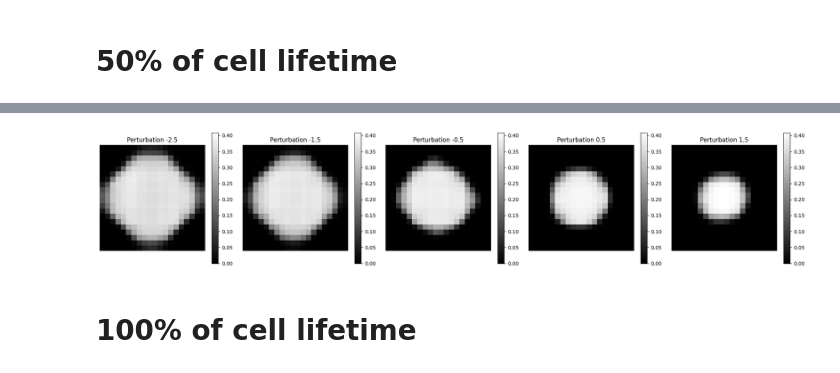
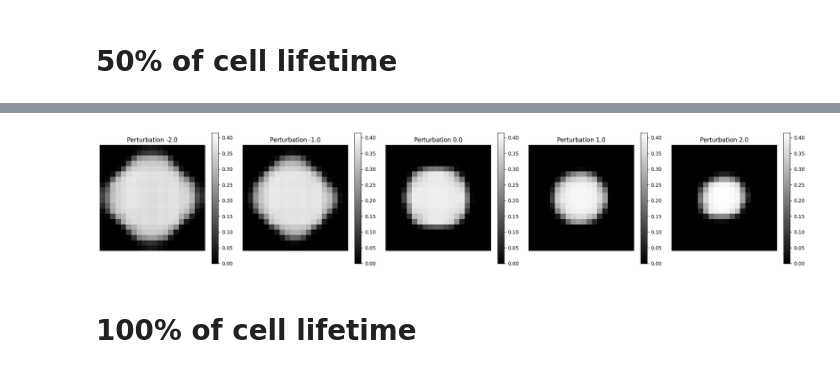
Before and after one commit to ComputationalMicroscopy4CellBio/AI4CellFate, a Jupyter notebook: notebooks/feature_importance.ipynb, the cells around one changed output, grey strips where cells are left out. Cells and saved outputs as stored; diff of their text form; code cells hidden in the pictures.

```diff
--- a/notebooks/feature_importance.ipynb
+++ b/notebooks/feature_importance.ipynb
@@ -77,7 +77,7 @@ plt.show()
 baseline_latent_vector = np.zeros((2, 2), dtype=np.float32)  # Start with a neutral latent vector
 
 # Choose the feature to perturb (e.g., feature 0)
-feature_index = 1
+feature_index = 0
 
 # Perturbation range
 #perturbations = [-3, -2, -1, 0, 1, 2]
@@ -201,7 +197,7 @@ feature_index = 0
 # Perturbation range
 #perturbations = [-3, -2, -1, 0, 1, 2]
 #perturbations = np.linspace(-3, 2, 5) # feature index 1
-perturbations = np.linspace(-2.5, 1.5, 5) # feature index 0
+perturbations = np.linspace(-2, 2, 5) # feature index 0
 
 
 # Store the perturbed reconstructions
@@ -251,3 +247,3 @@ plt.show()
-[figure, old version]
+[figure, new version]
 # %% [markdown]
 # 100% of cell lifetime
```
Also changed, not shown: parts of 9 cells of this notebook.
